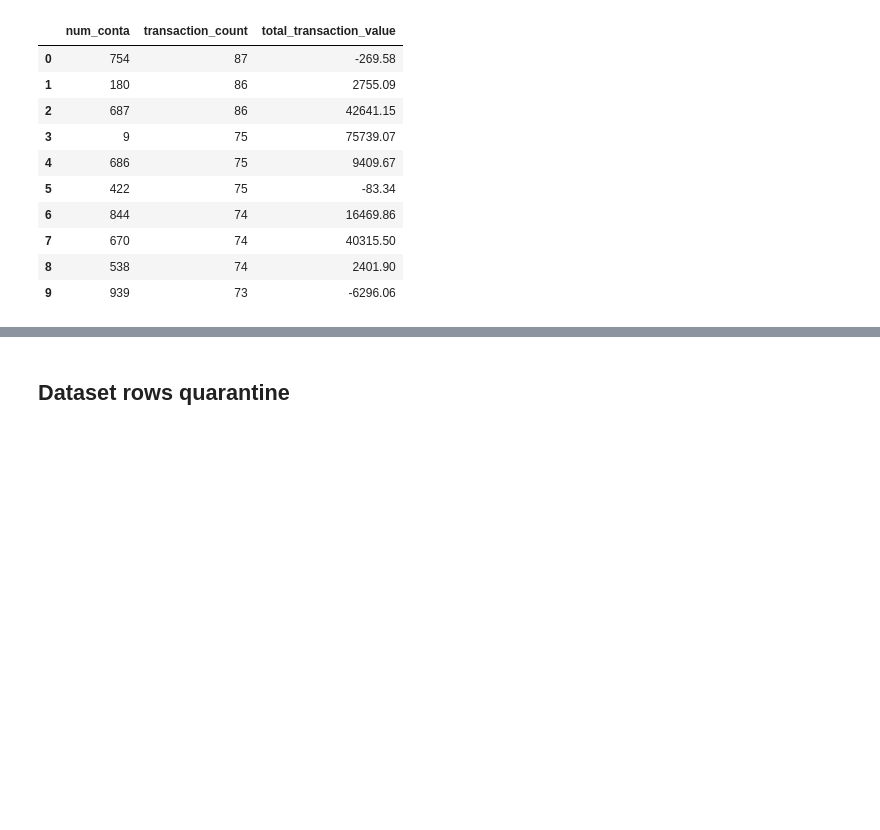
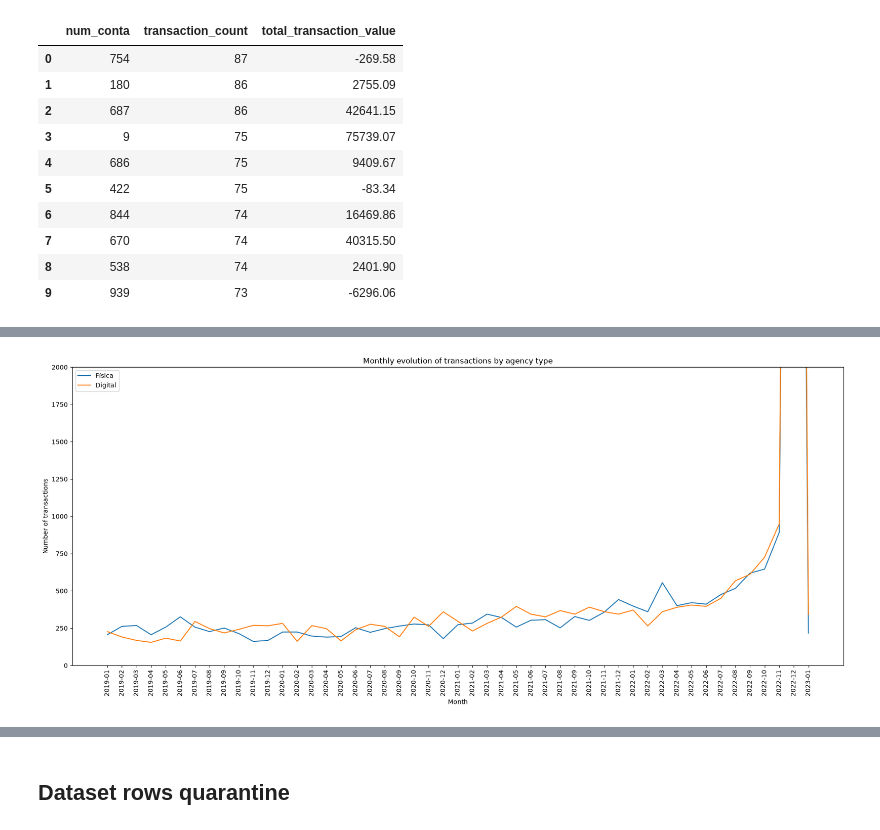
Before and after one commit to luiz-ed-ferreira/Project_BanvicDataAnalytics, a Jupyter notebook: main_analyses.ipynb, the cells around one changed output, grey strips where cells are left out. Cells and saved outputs as stored; diff of their text form; code cells hidden in the pictures; blank space fills up the shorter version.

```diff
--- a/main_analyses.ipynb
+++ b/main_analyses.ipynb
@@ -780,0 +903,10 @@ peak_accounts.head(10)
+# %%
+#Analise da evolução mensal do tipo de agência
+channel_evolution: pd.DataFrame = analytic.prepare_channel_evolution(
+    transaction_profile
+)
+
+channel_evolution.sort_values(
+    "transaction_count",
+    ascending=False
+).reset_index(drop=True).head(10)
@@ -780,0 +925,36 @@ peak_accounts.head(10)
+# %%
+#Análise gráfica da evolução mensal das transações por tipo de agência.
+plt.figure(figsize=(18, 8))
+for channel_type in channel_evolution["tipo_agencia"].unique():
+    channel_data: pd.DataFrame = (
+        channel_evolution[
+            channel_evolution["tipo_agencia"] == channel_type
+        ]
+    )
+
+    channel_data: pd.DataFrame = (
+        channel_evolution[
+            (channel_evolution["tipo_agencia"] == channel_type)
+            & (channel_evolution["transaction_month"] >= "2019-01")
+        ]
+    )
+
+    plt.plot(
+        channel_data["transaction_month"].astype(str),
+        channel_data["transaction_count"],
+        label=channel_type
+    )
+
+plt.xlabel("Month")
+plt.ylabel("Number of transactions")
+plt.title("Monthly evolution of transactions by agency type")
+
+#Limita a escala para facilitar a visualização dos meses anteriores ao pico de 2022
+plt.ylim(0, 2000)
+
+plt.legend()
+plt.xticks(rotation=90)
+plt.tight_layout()
+plt.show()
+# %% [output]
+[figure, added]
```
Also changed, not shown: parts of 16 cells of this notebook, 4 other files.
